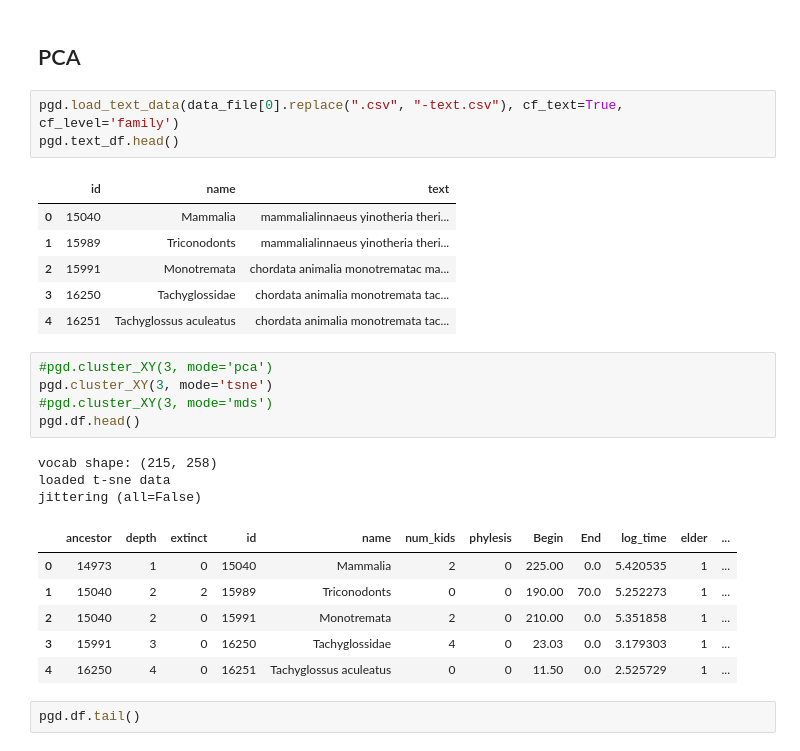
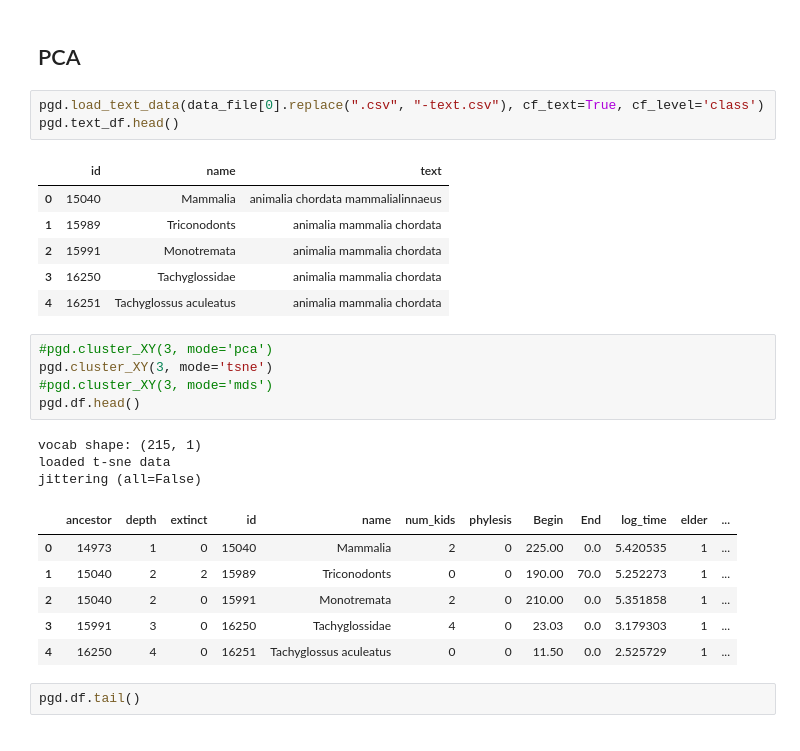
Before and after one commit to seth127/phyloGraph, a Jupyter notebook: phyloGraph-PCA.ipynb, the cells around one changed output. Cells and saved outputs as stored; diff of their text form.

```diff
--- a/phyloGraph-PCA.ipynb
+++ b/phyloGraph-PCA.ipynb
@@ -64,22 +64,22 @@ pgd.df.head()
 # %% [markdown]
 ## PCA
 # %%
-pgd.load_text_data(data_file[0].replace(".csv", "-text.csv"), cf_text=True, cf_level='family')
+pgd.load_text_data(data_file[0].replace(".csv", "-text.csv"), cf_text=True, cf_level='class')
 pgd.text_df.head()
 # %% [output]
 |  | id | name | text |
-| 0 | 15040 | Mammalia | mammalialinnaeus yinotheria theri... |
-| 1 | 15989 | Triconodonts | mammalialinnaeus yinotheria theri... |
-| 2 | 15991 | Monotremata | chordata animalia monotrematac ma... |
-| 3 | 16250 | Tachyglossidae | chordata animalia monotremata tac... |
-| 4 | 16251 | Tachyglossus aculeatus | chordata animalia monotremata tac... |
+| 0 | 15040 | Mammalia | animalia chordata mammalialinnaeus |
+| 1 | 15989 | Triconodonts | animalia mammalia chordata |
+| 2 | 15991 | Monotremata | animalia mammalia chordata |
+| 3 | 16250 | Tachyglossidae | animalia mammalia chordata |
+| 4 | 16251 | Tachyglossus aculeatus | animalia mammalia chordata |
 # %%
 #pgd.cluster_XY(3, mode='pca')
 pgd.cluster_XY(3, mode='tsne')
 #pgd.cluster_XY(3, mode='mds')
 pgd.df.head()
 # %% [output]
-vocab shape: (215, 258)
+vocab shape: (215, 1)
 loaded t-sne data
 jittering (all=False)
 |  | ancestor | depth | extinct | id | name | num_kids | phylesis | Begin | End | log_time | elder | ... |
```
Also changed, not shown: 3 other files.
